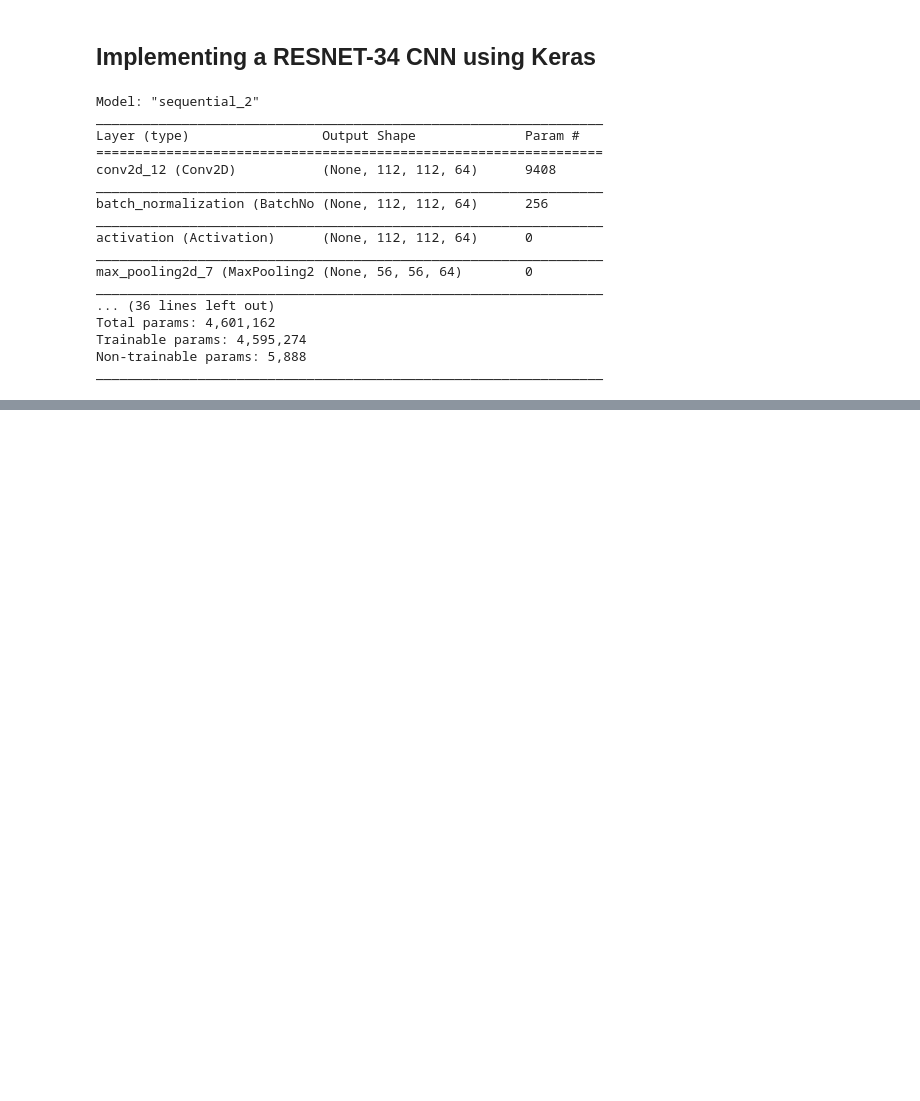
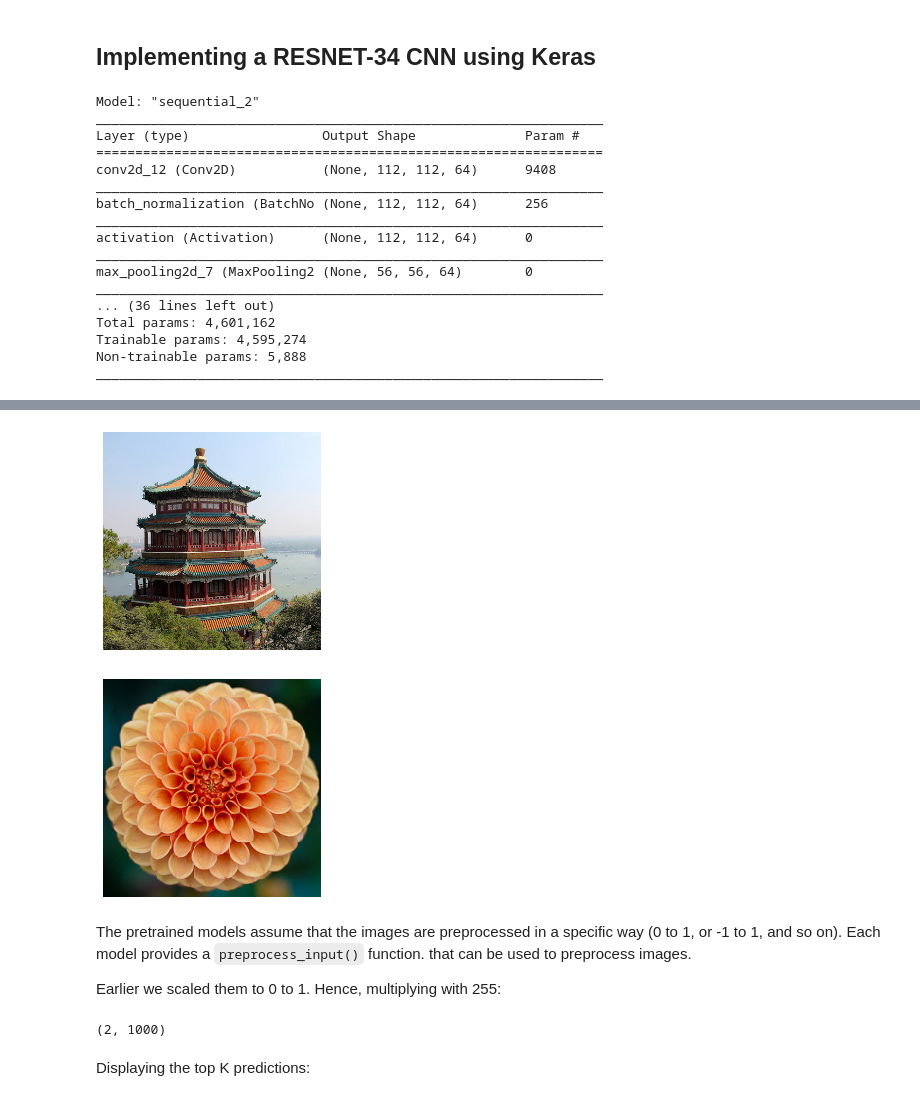
Before and after one commit to sankalptambe/computer-vision-with-cnn, a Jupyter notebook: computer_vision_using_cnn.ipynb, the cells around one changed output, grey strips where cells are left out. Drawn from its saved outputs; the diff is of its cells as text; code cells hidden in the pictures; blank space fills up the shorter version.

Commit message:
pretrained models added

```diff
--- a/computer_vision_using_cnn.ipynb
+++ b/computer_vision_using_cnn.ipynb
@@ -443,0 +478,15 @@ _________________________________________________________________
+# %%
+china_box = [0, 0.03, 1, 0.68]
+flower_box = [0.19, 0.26, 0.86, 0.7]
+images_resized = tf.image.crop_and_resize(images, [china_box, flower_box], [0, 1], [224, 224])
+plot_color_image(images_resized[0])
+plt.show()
+plot_color_image(images_resized[1])
+plt.show()
+# %% [output]
+[figure, added]
+[figure, added]
+# %% [markdown]
+The pretrained models assume that the images are preprocessed in a specific way (0 to 1, or -1 to 1, and so on). Each model provides a `preprocess_input()` function. that can be used to preprocess images.
+
+Earlier we scaled them to 0 to 1. Hence, multiplying with 255:
@@ -443,0 +497,6 @@ _________________________________________________________________
+# %%
+Y_proba.shape # output is 1 row per image and 1000 classes.
+# %% [output]
+(2, 1000)
+# %% [markdown]
+Displaying the top K predictions:
```
Also changed, not shown: parts of 10 cells of this notebook.
